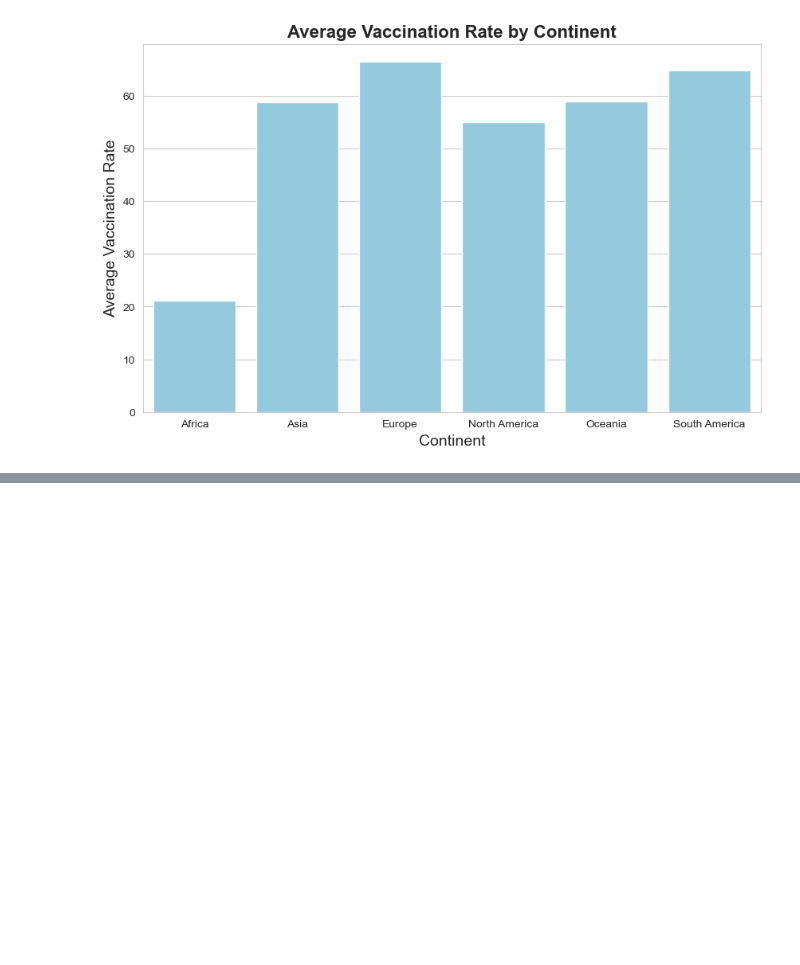
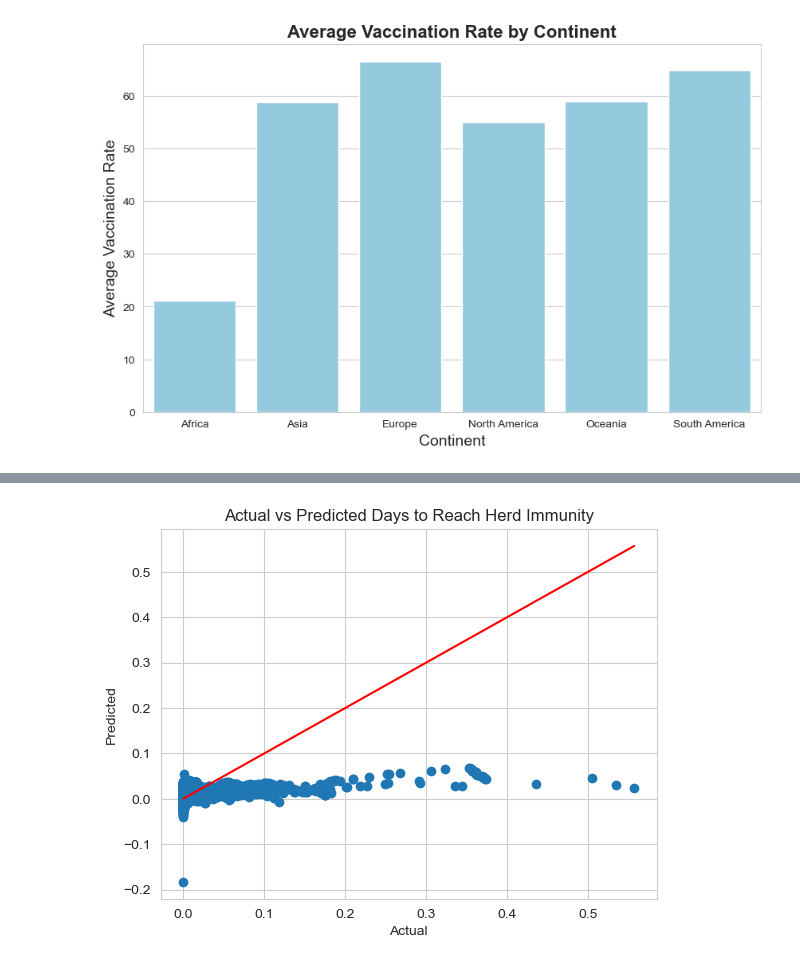
Before and after one commit to nishthaverma/covid-progress, a Jupyter notebook: analysis.ipynb, the cells around one changed output, grey strips where cells are left out. Drawn from its saved outputs; the diff is of its cells as text; code cells hidden in the pictures; blank space fills up the shorter version.

Commit message:
adding regression models

```diff
--- a/analysis.ipynb
+++ b/analysis.ipynb
@@ -123,0 +194,13 @@ plt.show()
+# %%
+# Adding population to data
+poplist2 = []
+count1 = 0
+count2 = 0
+for country in data['country']:
+    if country in pop['Country Name'].values:
+        index = pop[pop['Country Name'] == country].index[0]
+        poplist2.append(pop.at[index, '2022'])
+    else:
+        poplist2.append(float('nan'))
+data['population'] = poplist2
+print(data.head())
@@ -123,0 +225,6 @@ plt.show()
+# %%
+# Adding column for number of days since start
+data.sort_values(['country', 'date'], inplace=True)
+data['Start_Date'] = data.groupby('country')['date'].transform('min')
+data['Days Since Start'] = (data['date'] - data['Start_Date']).dt.days
+data.head()
@@ -123,0 +238,20 @@ plt.show()
+# %%
+data = data.interpolate(method='ffill')
+data['Percentage Fully Vaccinated'] = (data['people_fully_vaccinated_per_hundred'] / data['population']) * 100
+monthly_data = data.resample('M', on='date').mean()
+features = ['Days Since Start','daily_vaccinations','people_fully_vaccinated','people_vaccinated_per_hundred','people_vaccinated','people_fully_vaccinated_per_hundred', 'population']
+data['Target'] = (0.7 * data['population'] - data['people_fully_vaccinated']) / data['daily_vaccinations']
+data.dropna(subset=['Target'], inplace=True)
+X_train, X_test, y_train, y_test = train_test_split(data[features], data[target], test_size=0.2, random_state=42)
+model = LinearRegression()
+model.fit(X_train, y_train)
+y_pred = model.predict(X_test)
+# %%
+plt.scatter(y_test, y_pred)
+plt.xlabel('Actual')
+plt.ylabel('Predicted')
+plt.title('Actual vs Predicted Days to Reach Herd Immunity')
+plt.plot([min(y_test), max(y_test)], [min(y_test), max(y_test)], color='red')
+plt.show()
+# %% [output]
+[figure, added]
```
Also changed, not shown: parts of 9 cells of this notebook, 2 other files.
